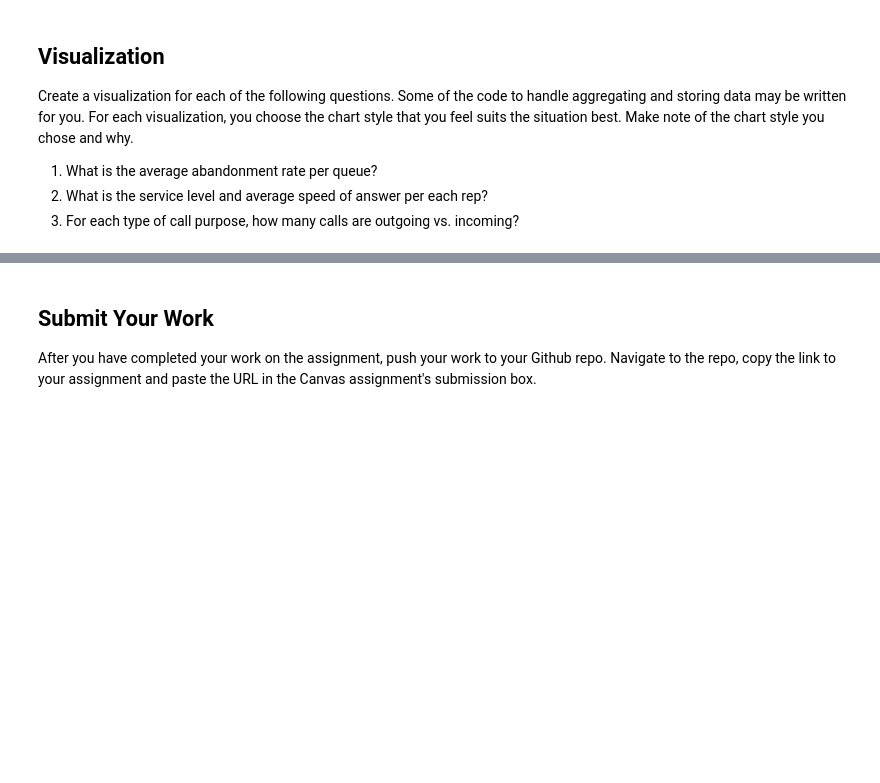
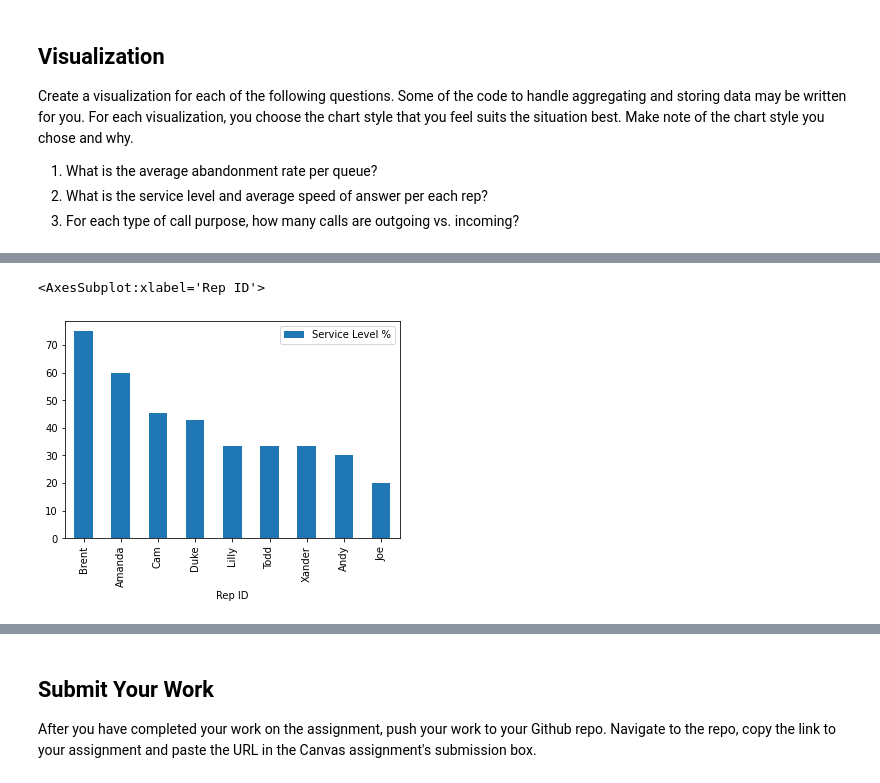
Before and after one commit to LizzCallahan/call-center-cleanup-assignment, a Jupyter notebook: Call Center Cleanup.ipynb, the cells around one changed output, grey strips where cells are left out. Saved outputs shown, nothing was run; the diff lists cells and outputs as text; code cells hidden in the pictures; blank space fills up the shorter version.

```diff
--- a/Call Center Cleanup.ipynb
+++ b/Call Center Cleanup.ipynb
@@ -525,0 +536,3 @@ NameError: name 'north' is not defined
+# %%
+service_level = service_level.sort_values("Service Level %", ascending=False)
+service_level
@@ -526,3 +551,10 @@ NameError: name 'north' is not defined
+# %%
+# For visualization 2, I'm using a pandas bar chart to show service level % by rep.
+# I sorted by Service Level % to help easily see who is performing well and not as well.
+service_level.plot.bar(y="Service Level %")
+# %% [output]
+<AxesSubplot:xlabel='Rep ID'>
+[figure, added]
 # %%
 # Create visualization 3 here
 # The three dictionaries, complaints, sales_support, and product_support, have the information you need
```
Also changed, not shown: parts of 19 cells of this notebook.
